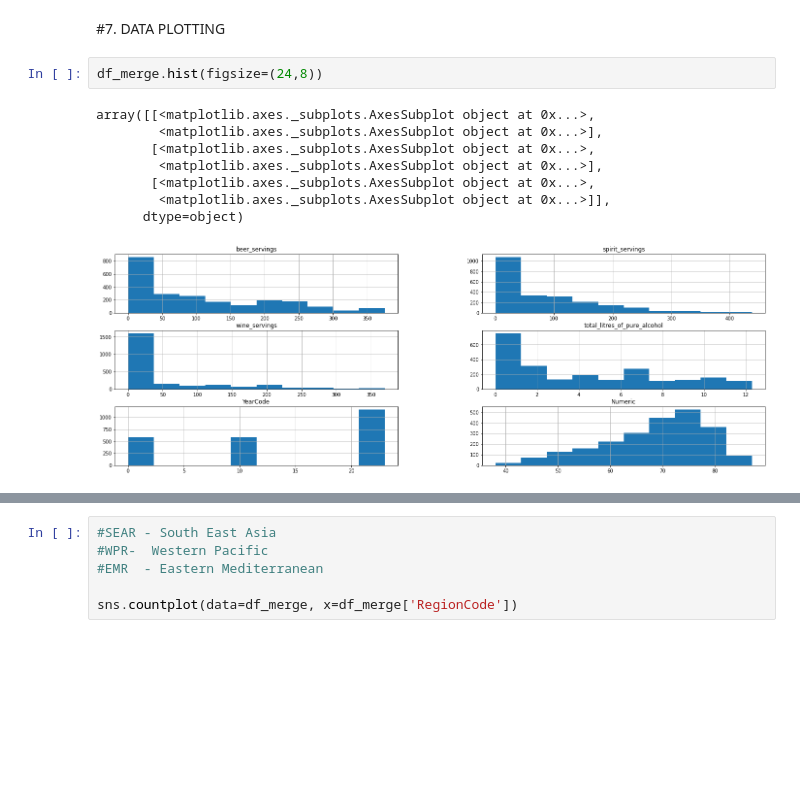
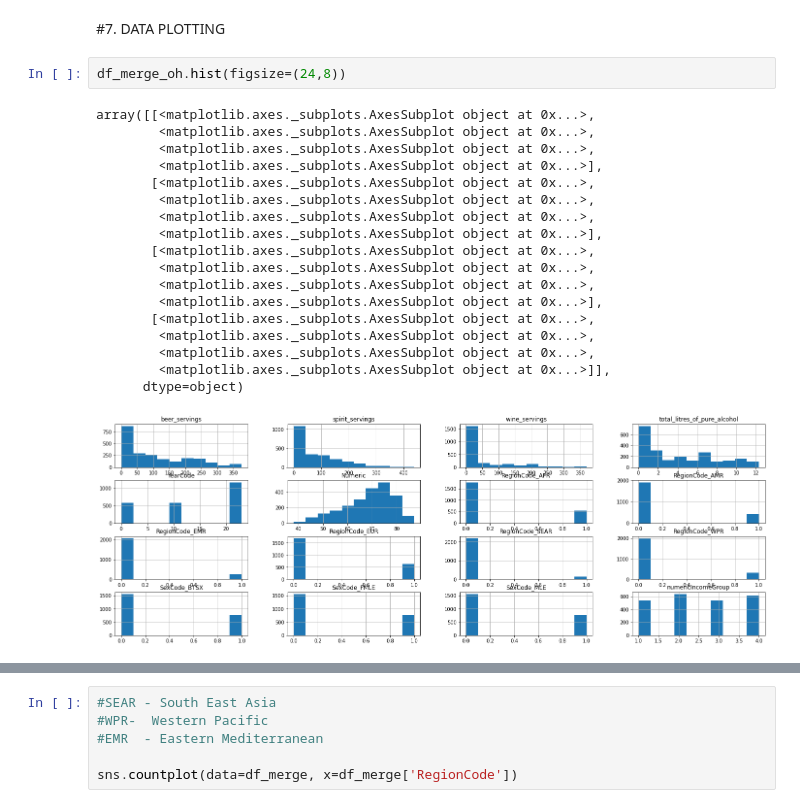
Before and after one commit to naranjitoct/UPCT_IA_2022, a Jupyter notebook: 00_Data_Wrangling.ipynb, the cells around one changed output, grey strips where cells are left out. Drawn from its saved outputs; the diff is of its cells as text; blank space fills up the shorter version.

```diff
--- a/00_Data_Wrangling.ipynb
+++ b/00_Data_Wrangling.ipynb
@@ -875,13 +894,23 @@ df_merge_oh['numericIncomeGroup']=df_merge_oh.BankIncomeGroup.map(dictionary)
 # %% [markdown]
 #7. DATA PLOTTING
 # %%
-df_merge.hist(figsize=(24,8))
+df_merge_oh.hist(figsize=(24,8))
 # %% [output]
 array([[<matplotlib.axes._subplots.AxesSubplot object at 0x...>,
+        <matplotlib.axes._subplots.AxesSubplot object at 0x...>,
+        <matplotlib.axes._subplots.AxesSubplot object at 0x...>,
         <matplotlib.axes._subplots.AxesSubplot object at 0x...>],
        [<matplotlib.axes._subplots.AxesSubplot object at 0x...>,
+        <matplotlib.axes._subplots.AxesSubplot object at 0x...>,
+        <matplotlib.axes._subplots.AxesSubplot object at 0x...>,
         <matplotlib.axes._subplots.AxesSubplot object at 0x...>],
        [<matplotlib.axes._subplots.AxesSubplot object at 0x...>,
+        <matplotlib.axes._subplots.AxesSubplot object at 0x...>,
+        <matplotlib.axes._subplots.AxesSubplot object at 0x...>,
+        <matplotlib.axes._subplots.AxesSubplot object at 0x...>],
+       [<matplotlib.axes._subplots.AxesSubplot object at 0x...>,
+        <matplotlib.axes._subplots.AxesSubplot object at 0x...>,
+        <matplotlib.axes._subplots.AxesSubplot object at 0x...>,
         <matplotlib.axes._subplots.AxesSubplot object at 0x...>]],
       dtype=object)
-[figure, old version]
+[figure, new version]
```
Also changed, not shown: parts of 34 cells of this notebook.
